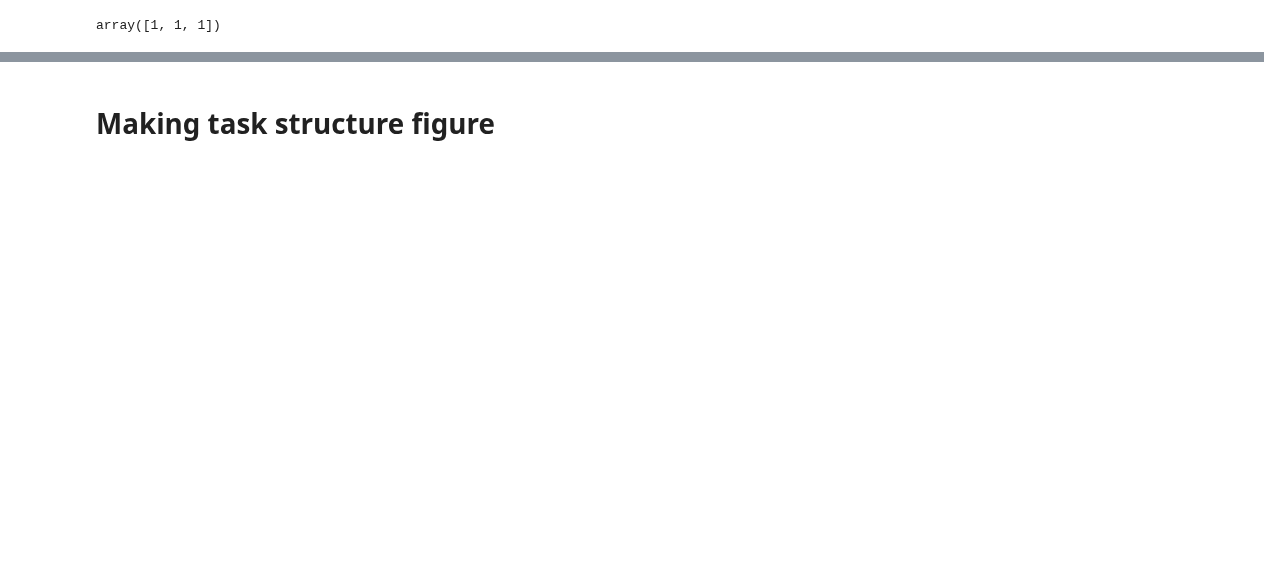
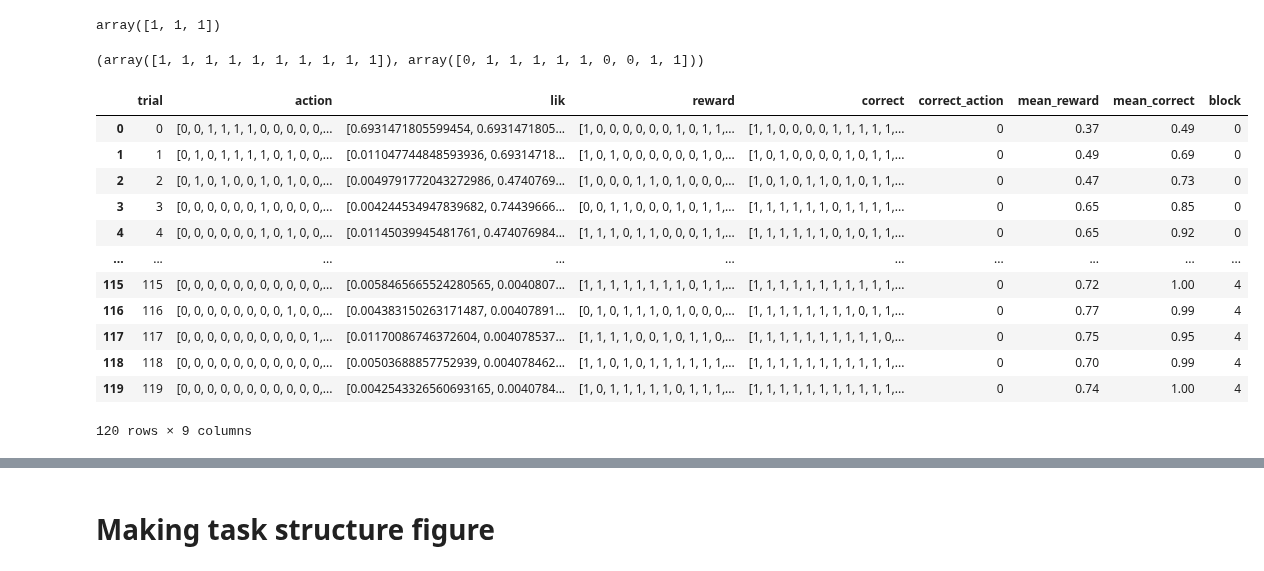
Before and after one commit to MariaEckstein/SLCN, a Jupyter notebook: models/SimulateMouseBehavior.ipynb, the cells around one changed output, grey strips where cells are left out. Cells and saved outputs as stored; diff of their text form; code cells hidden in the pictures; blank space fills up the shorter version.

```diff
--- a/models/SimulateMouseBehavior.ipynb
+++ b/models/SimulateMouseBehavior.ipynb
@@ -304,7 +303,7 @@ class PSTask():
         if len(correct_actions) > 0:
             self.correct_actions = correct_actions
             self.n_trials = len(correct_actions)
-        elif block_lengths_lower:
+        elif block_lengths_lower > 0:
             self.block_lengths_lower = block_lengths_lower
             self.block_lengths_upper = block_lengths_upper
             self.n_trials = n_trials
@@ -353,24 +352,26 @@ class PSTask():
 
         return correct, reward
 
-# # Example use
-# n_trials = 725
-# block_lengths_lower = 40
-# block_lengths_upper = 41
-# n_agents = 10
+# Example use
+n_trials = 725
+block_lengths_lower = 40
+block_lengths_upper = 41
+n_agents = 10
 
-# task = PSTask(
-#     n_trials=n_trials, block_lengths_lower=block_lengths_lower, block_lengths_upper=block_lengths_upper,
-#     correct_actions=[])
-# task.make_task()
+task = PSTask(
+    n_trials=n_trials, block_lengths_lower=block_lengths_lower, block_lengths_upper=block_lengths_upper,
+    correct_actions=[])
+task.make_task()
 
-# task.get_chance_rewards(n_correct_choices=100)
+task.get_chance_rewards(n_correct_choices=100)
 
-# action = np.zeros(n_agents)
-# trial = 0
-# task.present_reward(action, trial)
+action = np.zeros(n_agents)
+trial = 0
+task.present_reward(action, trial)
+# %% [output]
+(array([1, 1, 1, 1, 1, 1, 1, 1, 1, 1]), array([0, 1, 1, 1, 1, 1, 0, 0, 1, 1]))
 # %%
-def simulate_dataset(task_args, agent_args, model_class, n_trials, suff=''):
+def simulate_dataset(task_args, agent_args, model_class, suff=''):
 
     actions = []
     liks = []
@@ -378,7 +379,9 @@ def simulate_dataset(task_args, agent_args, model_class, n_trials, suff=''):
     corrects = []
 
     # Get task and agent
-    task = PSTask(correct_actions=task_args['correct_actions'], forced_rewards=task_args['forced_rewards'])
+    task = PSTask(correct_actions=task_args['correct_actions'], forced_rewards=task_args['forced_rewards'],
+                  n_trials=task_args['n_trials'],
+                  block_lengths_lower=task_args['block_lengths_lower'], block_lengths_upper=task_args['block_lengths_upper'])
     if (model_class == 'BF') or (model_class == 'B'):
         agent = BFAgent(agent_args['n_agents'], agent_args['params'], agent_args['forced_actions'])
     elif (model_class == 'RL') or (model_class == 'R'):
@@ -387,33 +390,63 @@ def simulate_dataset(task_args, agent_args, model_class, n_trials, suff=''):
         agent = WSLSAgent(agent_args['n_agents'], agent_args['params'], agent_args['model_name'], agent_args['forced_actions'])
 
     # Play the game, save data
-    for trial in range(n_trials):
+    for trial in range(task_args['n_trials']):
 
         lik, action = agent.take_action()
         correct, reward = task.present_reward(action, trial)
 
         if (model_class == 'BF') or (model_class == 'B'):
             agent.get_likelihoods(action, reward)
             agent.update_priors(action, reward)
         elif (model_class == 'RL') or (model_class == 'R'):
             agent.update_Q(action, reward)
         elif model_class == 'WSLS':
             agent.p_from_prev_WSLS(action, reward)
 
         actions += [action]
         liks += [lik]
         rewards += [reward]
         corrects += [correct]
 
     # Format data
     data = pd.DataFrame(
             {'action' + suff: actions, 'lik' + suff: liks,
              'reward' + suff: rewards, 'correct' + suff: corrects, 'correct_action': task.correct_actions})
     data = data.reset_index()
     data = data.rename(columns={'index': 'trial'})
 
     data['mean_reward'] = np.mean(np.array(list(data['reward' + suff])), axis=1)
     data['mean_correct'] = np.mean(np.array(list(data['correct' + suff])), axis=1)
     data['block'] = np.append([0], np.cumsum(np.abs(np.diff(task.correct_actions))))
 
     return data
+
+# Example use
+task_args = {
+    'correct_actions': [], 'n_trials': 120,
+    'block_lengths_lower': 10, 'block_lengths_upper': 30,
+    'forced_rewards': [],
+}
+params = pd.DataFrame({
+    'persev': [0.1], 'beta': [5], 'nalpha': [0.2], 'alpha': [0.8], 'calpha': [0.8], 'cnalpha': [0], 'bias': [0],
+})
+agent_args = {
+    'n_agents': 100, 'params': params, 'forced_actions': []
+}
+
+data = simulate_dataset(task_args, agent_args, 'RL')
+data
+# %% [output]
+|  | trial | action | lik | reward | correct | correct_action | mean_reward | mean_correct | block |
+| 0 | 0 | [0, 0, 1, 1, 1, 1, 0, 0, 0, 0, 0,... | [0.6931471805599454, 0.6931471805... | [1, 0, 0, 0, 0, 0, 0, 1, 0, 1, 1,... | [1, 1, 0, 0, 0, 0, 1, 1, 1, 1, 1,... | 0 | 0.37 | 0.49 | 0 |
+| 1 | 1 | [0, 1, 0, 1, 1, 1, 1, 0, 1, 0, 0,... | [0.011047744848593936, 0.69314718... | [1, 0, 1, 0, 0, 0, 0, 0, 0, 1, 0,... | [1, 0, 1, 0, 0, 0, 0, 1, 0, 1, 1,... | 0 | 0.49 | 0.69 | 0 |
+| 2 | 2 | [0, 1, 0, 1, 0, 0, 1, 0, 1, 0, 0,... | [0.0049791772043272986, 0.4740769... | [1, 0, 0, 0, 1, 1, 0, 1, 0, 0, 0,... | [1, 0, 1, 0, 1, 1, 0, 1, 0, 1, 1,... | 0 | 0.47 | 0.73 | 0 |
+| 3 | 3 | [0, 0, 0, 0, 0, 0, 1, 0, 0, 0, 0,... | [0.004244534947839682, 0.74439666... | [0, 0, 1, 1, 0, 0, 0, 1, 0, 1, 1,... | [1, 1, 1, 1, 1, 1, 0, 1, 1, 1, 1,... | 0 | 0.65 | 0.85 | 0 |
+| 4 | 4 | [0, 0, 0, 0, 0, 0, 1, 0, 1, 0, 0,... | [0.01145039945481761, 0.474076984... | [1, 1, 1, 0, 1, 1, 0, 0, 0, 1, 1,... | [1, 1, 1, 1, 1, 1, 0, 1, 0, 1, 1,... | 0 | 0.65 | 0.92 | 0 |
+| ... | ... | ... | ... | ... | ... | ... | ... | ... | ... |
+| 115 | 115 | [0, 0, 0, 0, 0, 0, 0, 0, 0, 0, 0,... | [0.0058465665524280565, 0.0040807... | [1, 1, 1, 1, 1, 1, 1, 1, 0, 1, 1,... | [1, 1, 1, 1, 1, 1, 1, 1, 1, 1, 1,... | 0 | 0.72 | 1.00 | 4 |
+| 116 | 116 | [0, 0, 0, 0, 0, 0, 0, 0, 1, 0, 0,... | [0.004383150263171487, 0.00407891... | [0, 1, 0, 1, 1, 1, 0, 1, 0, 0, 0,... | [1, 1, 1, 1, 1, 1, 1, 1, 0, 1, 1,... | 0 | 0.77 | 0.99 | 4 |
+| 117 | 117 | [0, 0, 0, 0, 0, 0, 0, 0, 0, 0, 1,... | [0.01170086746372604, 0.004078537... | [1, 1, 1, 1, 0, 0, 1, 0, 1, 1, 0,... | [1, 1, 1, 1, 1, 1, 1, 1, 1, 1, 0,... | 0 | 0.75 | 0.95 | 4 |
+| 118 | 118 | [0, 0, 0, 0, 0, 0, 0, 0, 0, 0, 0,... | [0.00503688857752939, 0.004078462... | [1, 1, 0, 1, 0, 1, 1, 1, 1, 1, 1,... | [1, 1, 1, 1, 1, 1, 1, 1, 1, 1, 1,... | 0 | 0.70 | 0.99 | 4 |
+| 119 | 119 | [0, 0, 0, 0, 0, 0, 0, 0, 0, 0, 0,... | [0.0042543326560693165, 0.0040784... | [1, 0, 1, 1, 1, 1, 1, 0, 1, 1, 1,... | [1, 1, 1, 1, 1, 1, 1, 1, 1, 1, 1,... | 0 | 0.74 | 1.00 | 4 |
+120 rows × 9 columns
```
Also changed, not shown: parts of 20 cells of this notebook.
